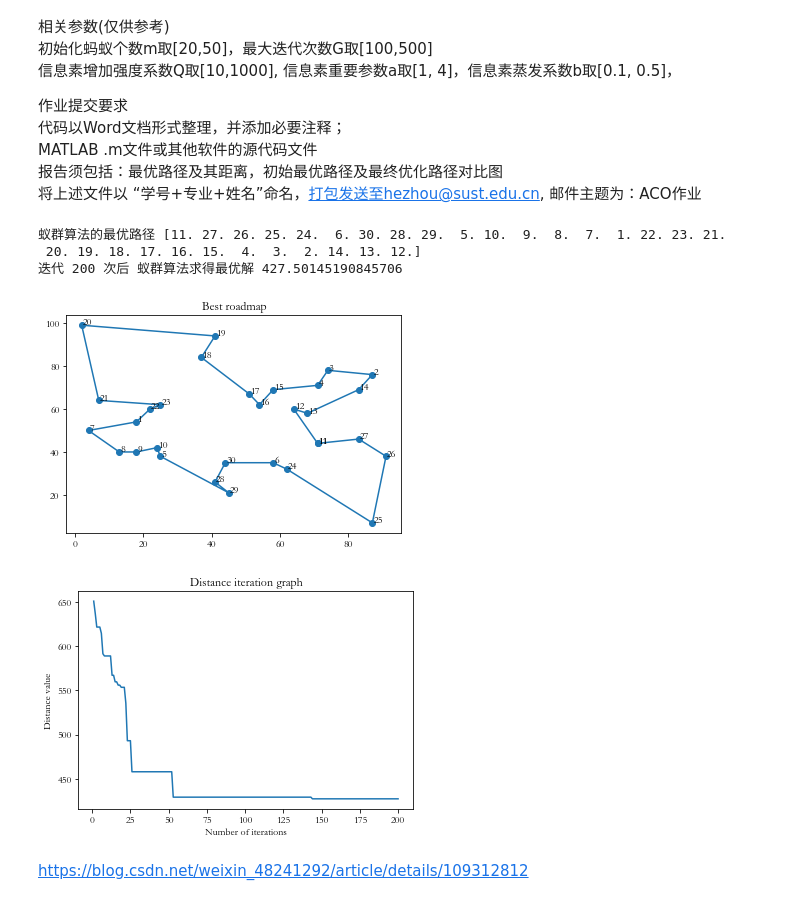
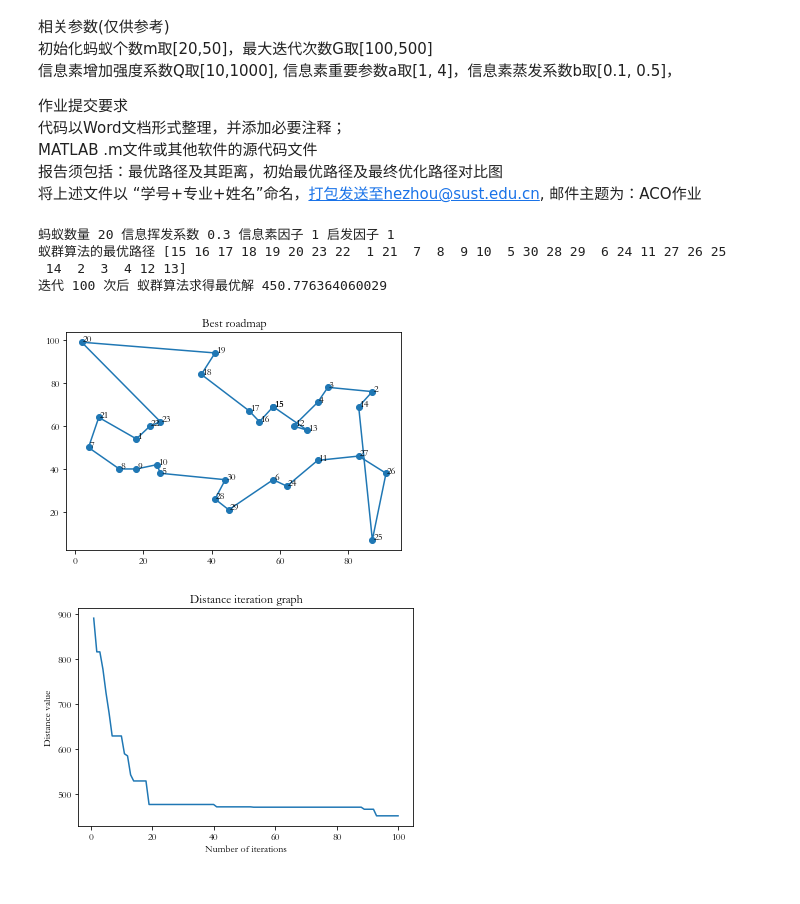
Before and after one commit to ZKXZKXZKX666/My_work, a Jupyter notebook: homework/Ant Colony Optimization.ipynb, the cells around one changed output. Drawn from its saved outputs; the diff is of its cells as text; code cells hidden in the pictures.

```diff
--- a/homework/Ant Colony Optimization.ipynb
+++ b/homework/Ant Colony Optimization.ipynb
@@ -19,53 +19,41 @@ import matplotlib.pyplot as plt
 import matplotlib
 import math
 import random
-matplotlib.rcParams['font.family'] = 'STSong'
+matplotlib.rcParams['font.family'] = 'STSong'#设置绘图中使用的字体
 
-city_name = np.arange(0, 30, 1, dtype=int)
-# city_condition = []
-# with open('city30.txt','r',encoding='UTF-8') as f:
-#     lines = f.readlines()
-filename = 'city30.txt'
-city_condition = np.loadtxt(filename, dtype=np.int32, delimiter=',').reshape((30, 2))
-#调用readlines()一次读取所有内容并按行返回list给lines
-#for循环每次读取一行
-#     for line in lines:
-#         line = line.split('\n')[0]
-#         line = line.split(',')
-#         city_name.append(line[0])
-#         city_condition.append([float(line[1]), float(line[2])])
-# city_condition = np.array(city_condition)#获取30城市坐标
-
+city_name = np.arange(0, 30, 1, dtype=int)#设置城市名称
+filename = 'city30.txt'#读取文件
+city_condition = np.loadtxt(filename, dtype=np.int32, delimiter=',').reshape((30, 2))#将文件里的城市坐标转化为30x2的矩阵
 
 #Distance距离矩阵
 city_count = len(city_name)
-Distance = np.zeros((city_count, city_count))
+Distance = np.zeros((city_count, city_count))#定义存放城市间距离的矩阵
 for i in range(city_count):
     for j in range(city_count):
         if i != j:
             Distance[i][j] = math.sqrt((city_condition[i][0] - city_condition[j][0]) ** 2 + (city_condition[i][1] - city_condition[j][1]) ** 2)
         else:
-            Distance[i][j] = 100000
+            Distance[i][j] = 100000#自己到自己的距离设置为很大
 
 # 蚂蚁数量
-AntCount = 100
+AntCount = 20
 # 城市数量
 city_count = len(city_name)
 # 信息素
 alpha = 1  # 信息素重要程度因子
-beta = 2  # 启发函数重要程度因子
-rho = 0.1 #挥发速度
+beta = 1  # 启发函数重要程度因子
+rho = 0.3 #信息挥发系数
 iter = 0  # 迭代初始值
-MAX_iter = 200  # 最大迭代值
-Q = 1
+MAX_iter = 100  # 最大迭代值
+Q = 100
 # 初始信息素矩阵，全是为1组成的矩阵
 pheromonetable = np.ones((city_count, city_count))
 
-# 候选集列表,存放100只蚂蚁的路径(一只蚂蚁一个路径),一共就Antcount个路径，一共是蚂蚁数量*31个城市数量
+# 候选集列表,存放蚂蚁的路径(一只蚂蚁一个路径),一共就Antcount个路径，一共是蚂蚁数量*30个城市数量
 candidate = np.zeros((AntCount, city_count)).astype(int)
 
 # path_best存放的是相应的，每次迭代后的最优路径，每次迭代只有一个值
-path_best = np.zeros((MAX_iter, city_count))
+path_best = np.zeros((MAX_iter, city_count),dtype=int)
 
 # 存放每次迭代的最优距离
 distance_best = np.zeros( MAX_iter)
@@ -101,7 +89,7 @@ while iter <  MAX_iter:
                 # 计算当前城市到剩余城市的（信息素浓度^alpha）*（城市适应度的倒数）^beta
                 # etable[visit][unvisit[k]],(alpha+1)是倒数分之一，pheromonetable[visit][unvisit[k]]是从本城市到k城市的信息素
                 protrans[k] = np.power(pheromonetable[visit][unvisit[k]], alpha) * np.power(
-                    etable[visit][unvisit[k]], (alpha + 1))
+                    etable[visit][unvisit[k]], beta)
 
             # 累计概率，轮盘赌选择
             cumsumprobtrans = (protrans / sum(protrans)).cumsum()
@@ -139,47 +127,51 @@ while iter <  MAX_iter:
     for i in range(AntCount):
         for j in range(city_count - 1):
             # 当前路径比如城市23之间的信息素的增量：1/当前蚂蚁行走的总距离的信息素
+
             changepheromonetable[candidate[i, j]][candidate[i,j + 1]] += Q / length[i]
             #Distance[candidate[i, j]][candidate[i, j + 1]]
         #最后一个城市和第一个城市的信息素增加量
         changepheromonetable[candidate[i, j + 1]][candidate[i, 0]] += Q / length[i]
+    for i in range(city_count- 1):#加入精英策略
+        changepheromonetable[path_best[iter,i]][path_best[iter,i+1]] += 50 / distance_best[iter]#为最优路径添加信息素
     #信息素更新的公式：
     pheromonetable = (1 - rho) * pheromonetable + changepheromonetable
+
     iter += 1
 
+print("蚂蚁数量",AntCount,"信息挥发系数",rho,"信息素因子",alpha,"启发因子",beta)
 print("蚁群算法的最优路径",path_best[-1]+1)
 print("迭代", MAX_iter,"次后","蚁群算法求得最优解",distance_best[-1])
 
 # 路线图绘制
 fig = plt.figure()
 plt.title("Best roadmap")
 x = []
 y = []
 path = []
 for i in range(len(path_best[-1])):
     x.append(city_condition[int(path_best[-1][i])][0])
     y.append(city_condition[int(path_best[-1][i])][1])
     path.append(int(path_best[-1][i])+1)
 x.append(x[0])
 y.append(y[0])
 path.append(path[0])
 for i in range(len(x)):
     plt.annotate(path[i], xy=(x[i], y[i]), xytext=(x[i] + 0.3, y[i] + 0.3))
 plt.plot(x, y,'-o')
 
 # 距离迭代图
 fig = plt.figure()
 #plt.figure语()---在plt中绘制一张图片
 plt.title("Distance iteration graph")#距离迭代图
 plt.plot(range(1, len(distance_best) + 1), distance_best)
 plt.xlabel("Number of iterations")#迭代次数
 plt.ylabel("Distance value")#距离值
 plt.show()
 # %% [output]
-蚁群算法的最优路径 [11. 27. 26. 25. 24.  6. 30. 28. 29.  5. 10.  9.  8.  7.  1. 22. 23. 21.
- 20. 19. 18. 17. 16. 15.  4.  3.  2. 14. 13. 12.]
-迭代 200 次后 蚁群算法求得最优解 427.50145190845706
+蚂蚁数量 20 信息挥发系数 0.3 信息素因子 1 启发因子 1
+蚁群算法的最优路径 [15 16 17 18 19 20 23 22  1 21  7  8  9 10  5 30 28 29  6 24 11 27 26 25
+ 14  2  3  4 12 13]
+迭代 100 次后 蚁群算法求得最优解 450.776364060029
-[figure, old version]
+[figure, new version]
-[figure, old version]
+[figure, new version]
-# %% [markdown]
-https://blog.csdn.net/weixin_48241292/article/details/109312812
```
